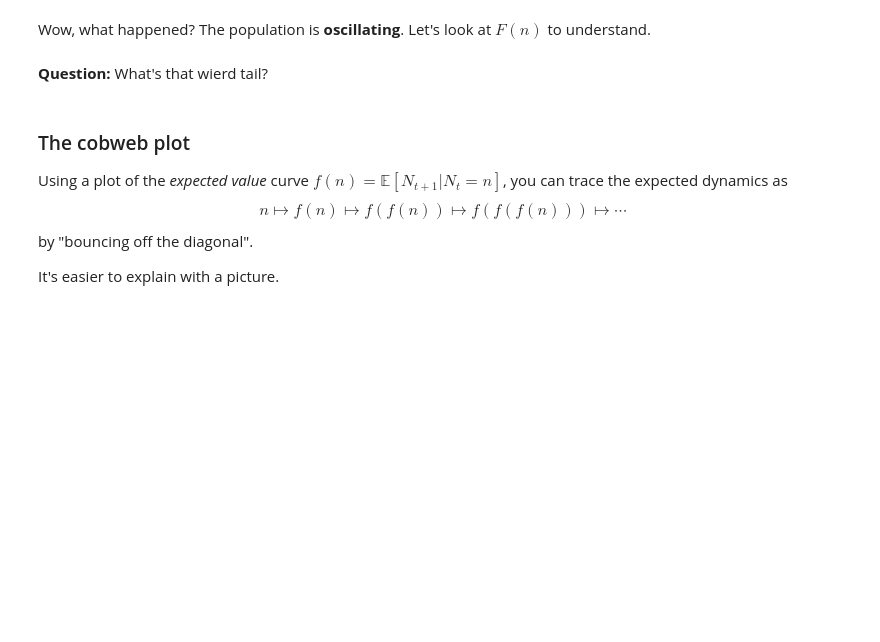
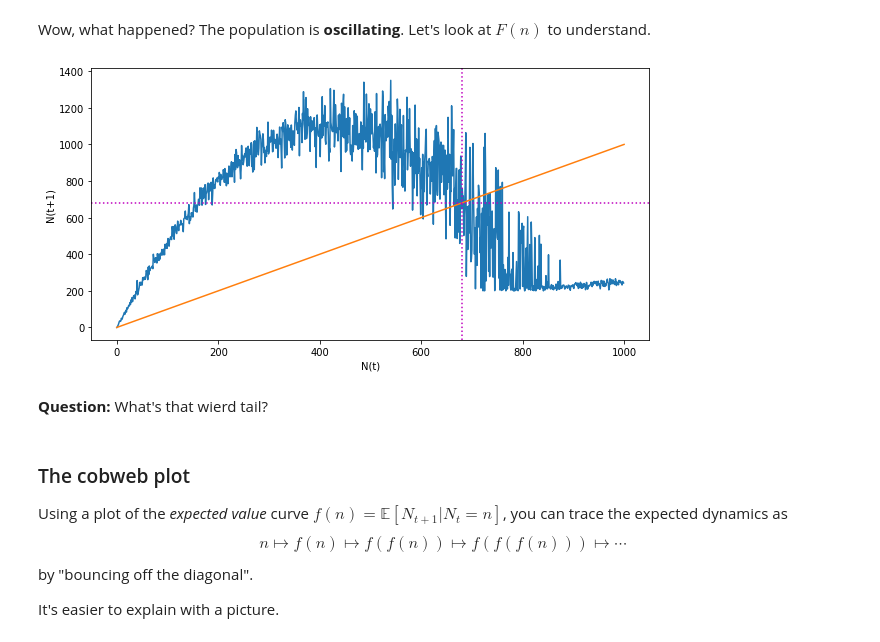
Before and after one commit to petrelharp/popbio, a Jupyter notebook: notebooks/individual_models.ipynb, the cells around one changed output. Saved outputs shown, nothing was run; the diff lists cells and outputs as text; code cells hidden in the pictures; blank space fills up the shorter version.

```diff
--- a/notebooks/individual_models.ipynb
+++ b/notebooks/individual_models.ipynb
@@ -306,17 +346,19 @@ plt.show()
 Wow, what happened? The population is **oscillating**.
 Let's look at $F(n)$ to understand.
 # %%
-X = np.fromiter(range(300), dtype='int')
+X = np.fromiter(range(1000), dtype='int')
 Y = logistic_gen(X, lam=5., p=0.25, K=200)
 
 fig, ax = plt.subplots()
 ax.plot(X, Y)
-ax.plot([0.0, 300], [0.0, 300])
+ax.plot([0.0, 1000], [0.0, 1000])
 ax.axhline(y=equil, color='m', linestyle="dotted")
 ax.axvline(x=equil, color='m', linestyle="dotted")
 ax.set_xlabel("N(t)")
 ax.set_ylabel("N(t+1)")
 plt.show()
+# %% [output]
+[figure, added]
 # %% [markdown]
 **Question:** What's that wierd tail?
 # %% [markdown]
```
Also changed, not shown: parts of 12 cells of this notebook.
